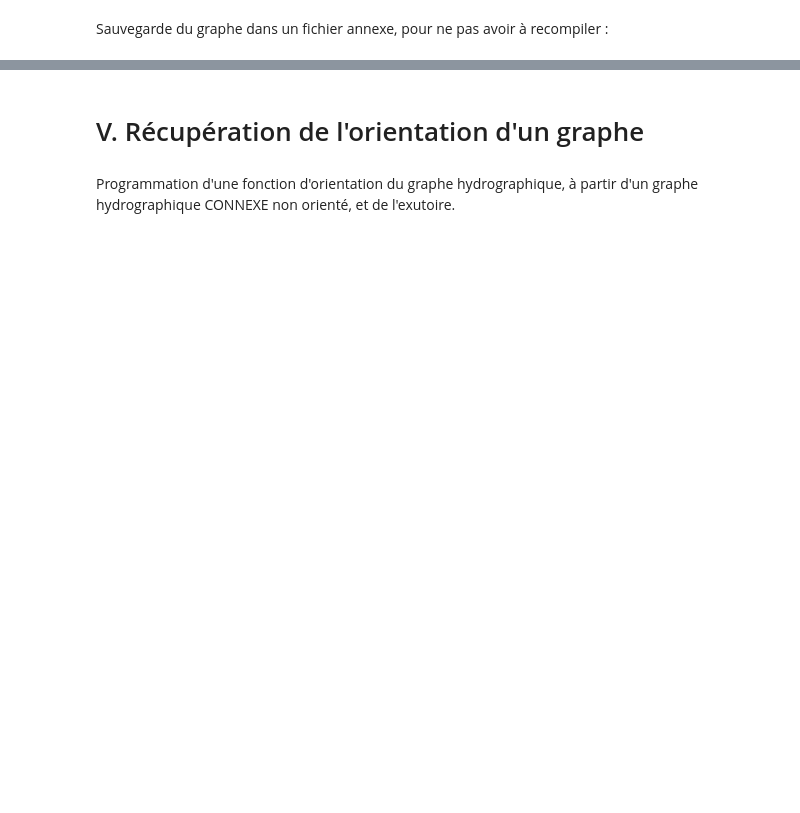
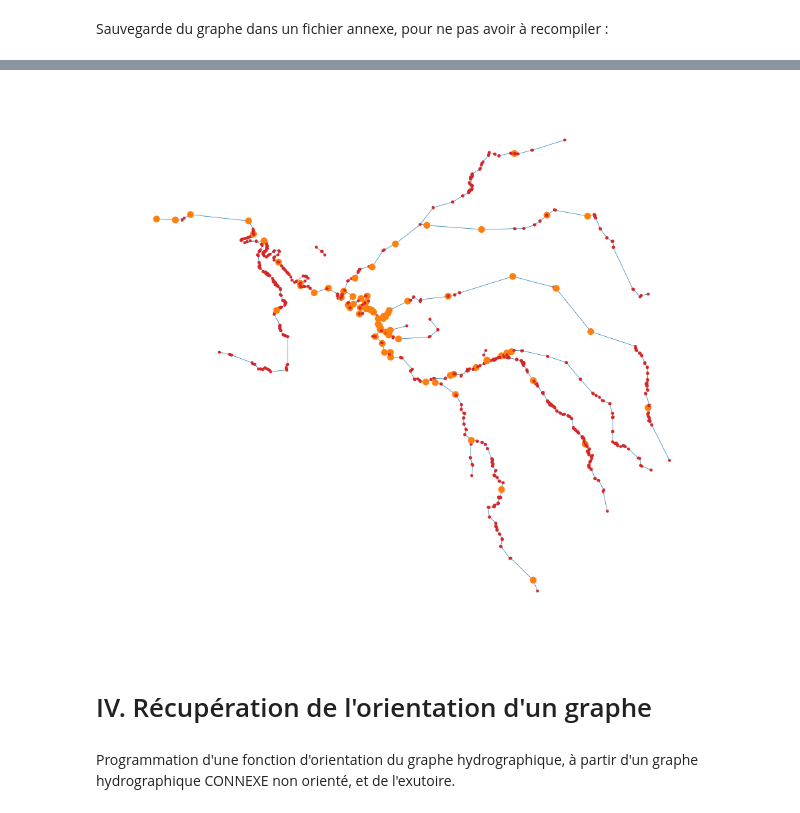
Before and after one commit to Raphaelle-Christmann/Graphe-hydrographique, a Jupyter notebook: travail raph.ipynb, the cells around one changed output, grey strips where cells are left out. Saved outputs shown, nothing was run; the diff lists cells and outputs as text; code cells hidden in the pictures; blank space fills up the shorter version.

```diff
--- a/travail raph.ipynb
+++ b/travail raph.ipynb
@@ -384,0 +369,4 @@ Si on fait un groupby sur les CdOH ?
+# %%
+G2 = pickle.load(open('Graphs/G_connexe_non_contracted.pickle', 'rb'))
+
+G2_contracted = contract(G2)
@@ -384,0 +375,2 @@ Si on fait un groupby sur les CdOH ?
+# %%
+G_contract = pickle.load(open('Graphs/G_connexe_contracted.pickle', 'rb'))
@@ -385,5 +381,35 @@ Si on fait un groupby sur les CdOH ?
+# %%
+G_contract = pickle.load(open('Graphs/G_connexe_contracted.pickle', 'rb'))
+
+pos_contract = {n: n for n in G_contract.nodes()}
+
+# Couleur différente pour les nœuds correspondant à des stations (sites)
+node_colors = [
+    "tab:orange" if G_contract.nodes[n].get("site_id") is not None else "tab:red"
+    for n in G_contract.nodes()
+]
+node_sizes = [
+    40 if G_contract.nodes[n].get("site_id") is not None else 5
+    for n in G_contract.nodes()
+]
+
+fig, ax = plt.subplots(figsize=(12, 12))
+nx.draw(
+    G_contract,
+    pos=pos_contract,
+    ax=ax,
+    node_color=node_colors,
+    node_size=node_sizes,
+    edge_color="tab:blue",
+    width=0.5,
+    with_labels=False,
+)
+ax.set_aspect("equal")
+plt.show()
+# %% [output]
+[figure, added]
 # %% [markdown]
-# V. Récupération de l'orientation d'un graphe
+# IV. Récupération de l'orientation d'un graphe
 # %% [markdown]
 Programmation d'une fonction d'orientation du graphe hydrographique, à partir d'un graphe hydrographique CONNEXE non orienté, et de l'exutoire.
 # %%
```
Also changed, not shown: parts of 44 cells of this notebook, 5 other files.
